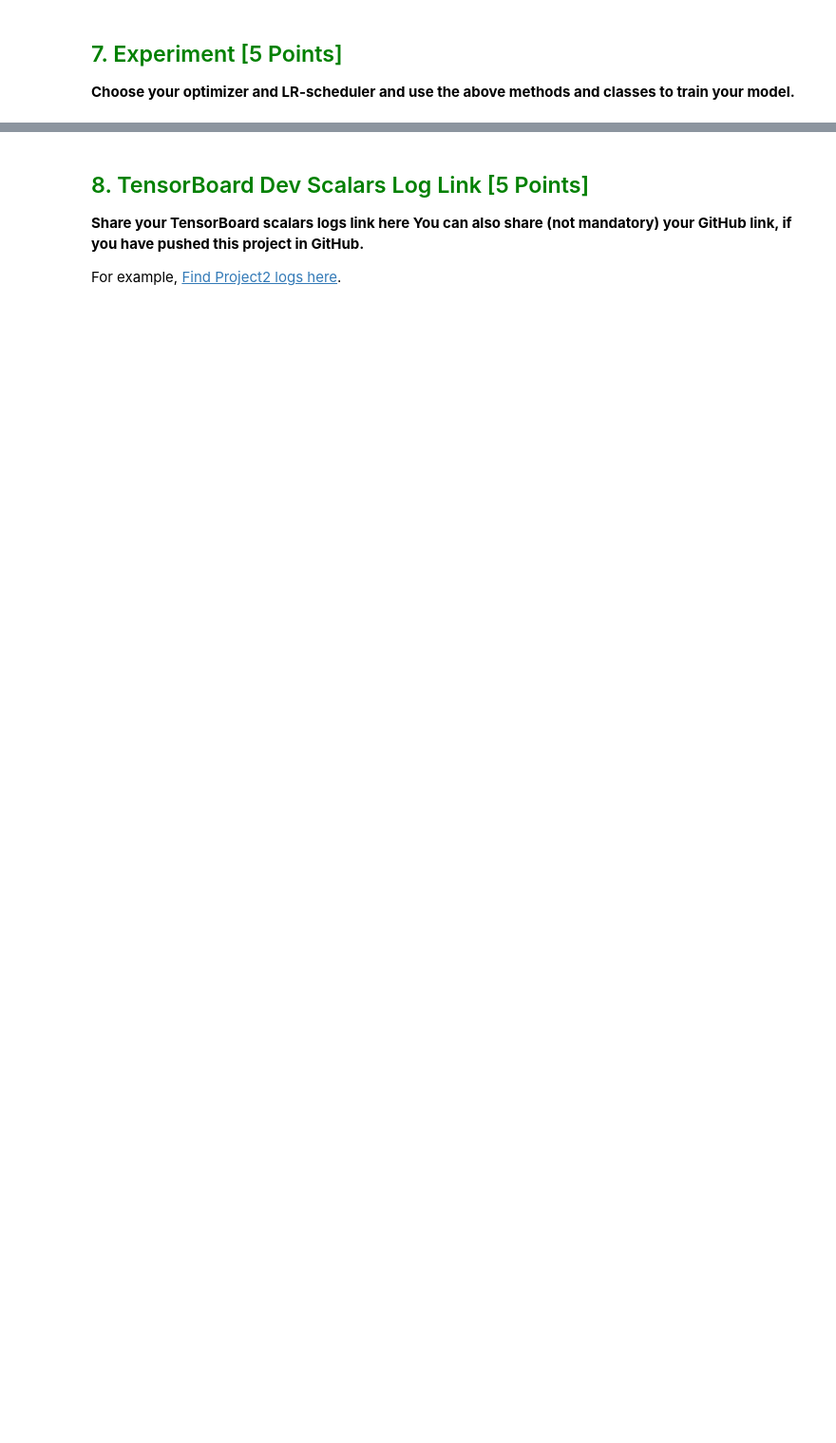
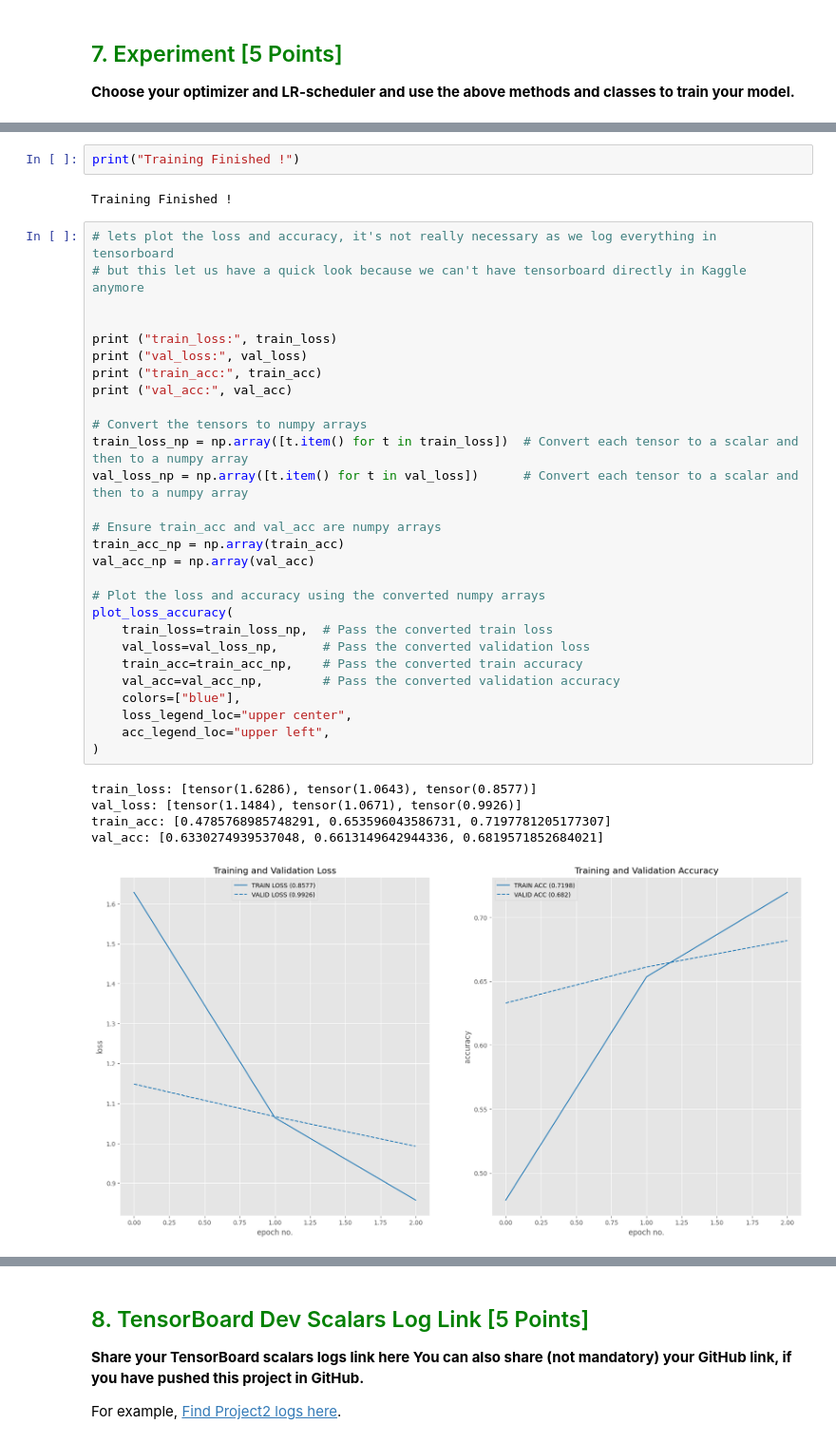
Before and after one commit to HaArLiNsH/Kaggle_13_KenyanFood, a Jupyter notebook: project2-kaggle-competition-classification.ipynb, the cells around one changed output, grey strips where cells are left out. Shown: that part at 95% size. Drawn from its saved outputs; the diff is of its cells as text; blank space fills up the shorter version.

Commit message:
Kaggle Notebook | Project2_Kaggle_Competition_Classification | Version 2

```diff
--- a/project2-kaggle-competition-classification.ipynb
+++ b/project2-kaggle-competition-classification.ipynb
@@ -102,0 +1484,38 @@ class TrainingConfiguration:
+# %%
+print("Training Finished !")
+# %% [output]
+Training Finished !
+# %%
+# lets plot the loss and accuracy, it's not really necessary as we log everything in tensorboard
+# but this let us have a quick look because we can't have tensorboard directly in Kaggle anymore
+
+
+print ("train_loss:", train_loss)
+print ("val_loss:", val_loss)
+print ("train_acc:", train_acc)
+print ("val_acc:", val_acc)
+
+# Convert the tensors to numpy arrays
+train_loss_np = np.array([t.item() for t in train_loss])  # Convert each tensor to a scalar and then to a numpy array
+val_loss_np = np.array([t.item() for t in val_loss])      # Convert each tensor to a scalar and then to a numpy array
+
+# Ensure train_acc and val_acc are numpy arrays
+train_acc_np = np.array(train_acc)
+val_acc_np = np.array(val_acc)
+
+# Plot the loss and accuracy using the converted numpy arrays
+plot_loss_accuracy(
+    train_loss=train_loss_np,  # Pass the converted train loss
+    val_loss=val_loss_np,      # Pass the converted validation loss
+    train_acc=train_acc_np,    # Pass the converted train accuracy
+    val_acc=val_acc_np,        # Pass the converted validation accuracy
+    colors=["blue"],
+    loss_legend_loc="upper center",
+    acc_legend_loc="upper left",
+)
+# %% [output]
+train_loss: [tensor(1.6286), tensor(1.0643), tensor(0.8577)]
+val_loss: [tensor(1.1484), tensor(1.0671), tensor(0.9926)]
+train_acc: [0.4785768985748291, 0.653596043586731, 0.7197781205177307]
+val_acc: [0.6330274939537048, 0.6613149642944336, 0.6819571852684021]
+[figure, added]
```
Also changed, not shown: parts of 34 cells of this notebook.
